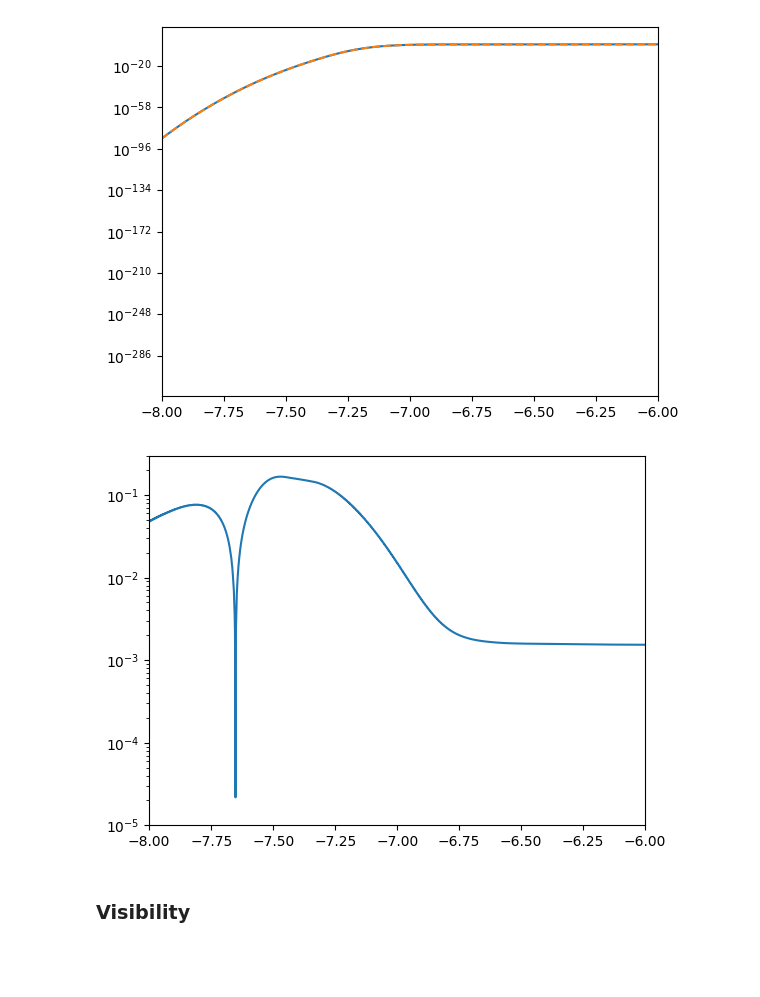
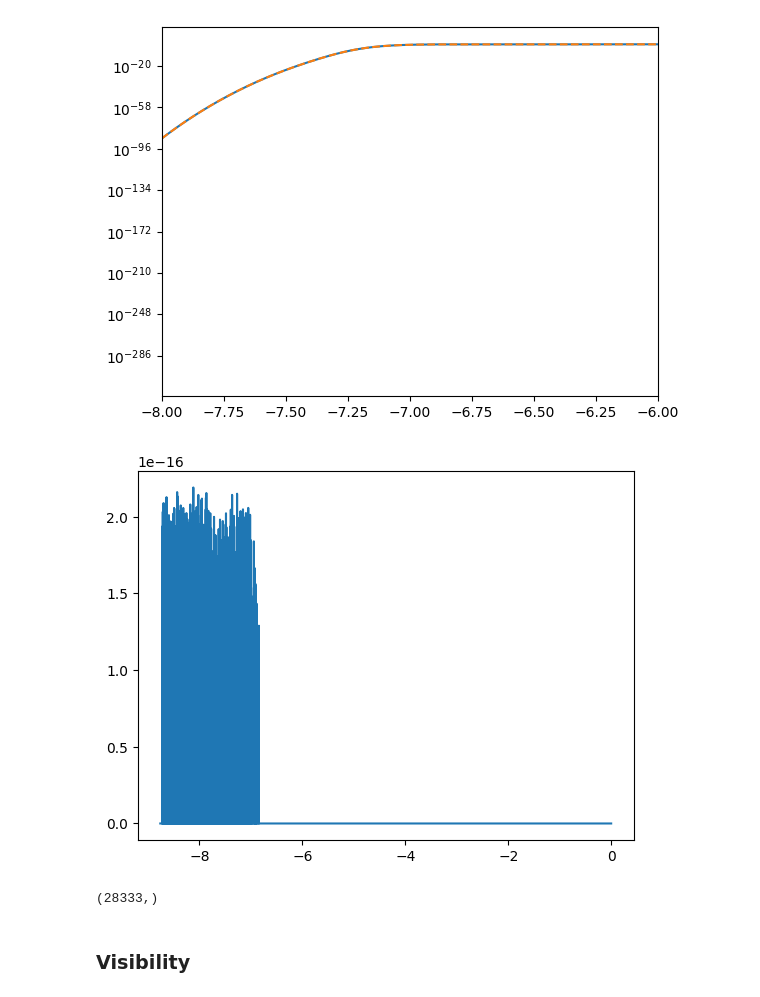
Before and after one commit to TonyZhou729/ABCMB, a Jupyter notebook: Module_Tests/background_test.ipynb, the cells around one changed output. Saved outputs shown, nothing was run; the diff lists cells and outputs as text; code cells hidden in the pictures; blank space fills up the shorter version.

Commit message:
Added ClassBackground Module

```diff
--- a/Module_Tests/background_test.ipynb
+++ b/Module_Tests/background_test.ipynb
@@ -166,3 +198,5 @@ class Class(builtins.object)
 # %%
 class_bg = class_lcdm.get_background()
 class_rec = class_lcdm.get_thermodynamics()
+# %%
+BG = cosmology.ClassBackground()
@@ -278,12 +316,16 @@ plt.show()
 [figure]
 # %%
 plt.plot(jnp.log(a), abs(expkappa_class-expkappa_abcmb)/expkappa_class)
-plt.yscale("log")
-plt.xlim((-8, -6))
-plt.ylim((1.e-5, 0.3))
+#plt.yscale("log")
+#plt.xlim((-8, -6))
+#plt.ylim((1.e-5, 0.3))
 plt.show()
 # %% [output]
-[figure, old version]
+[figure, new version]
+# %%
+BG.lna_xe_tab.arr.shape
+# %% [output]
+(28333,)
 # %% [markdown]
 ### Visibility
 # %%
```
Also changed, not shown: parts of 19 cells of this notebook, 4 other files.
